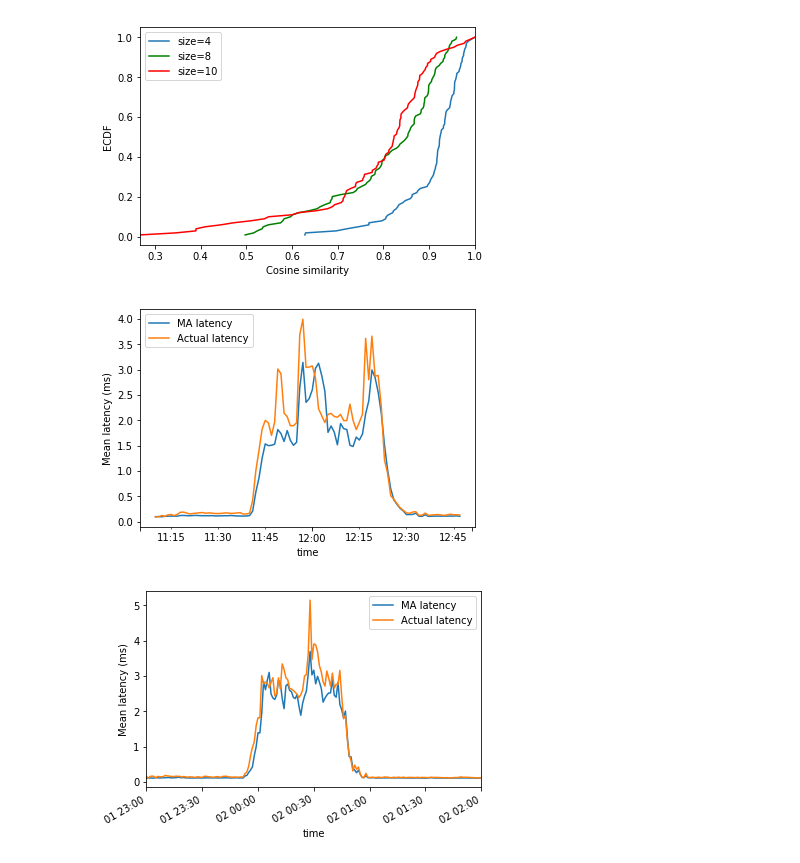
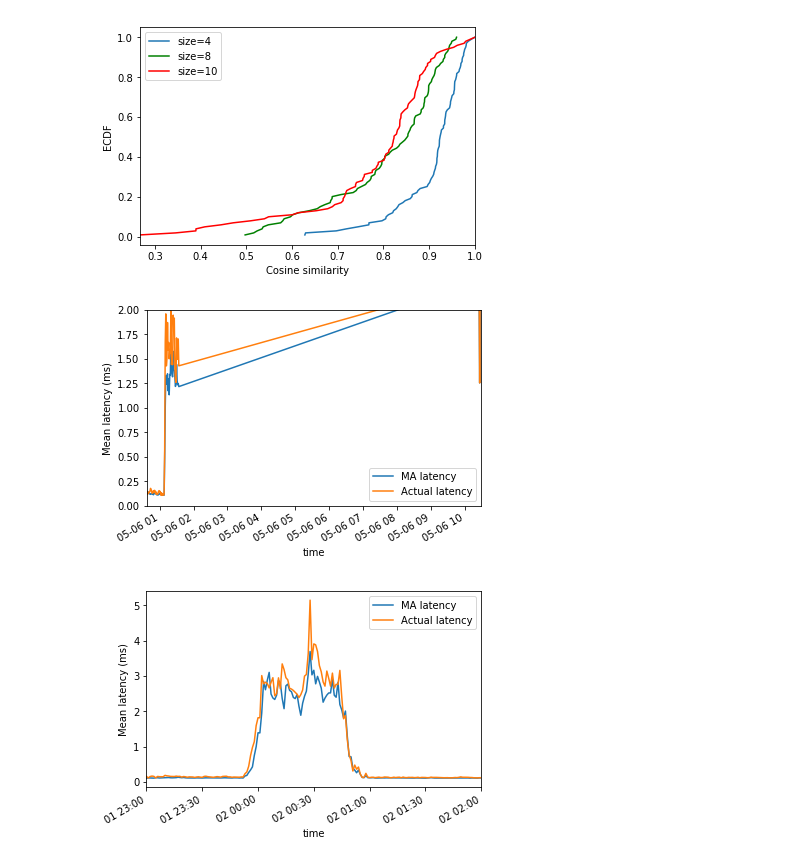
Before and after one commit to khulan8824/mn, a Jupyter notebook: log.ipynb, the cells around one changed output. Drawn from its saved outputs; the diff is of its cells as text; code cells hidden in the pictures.

```diff
--- a/log.ipynb
+++ b/log.ipynb
@@ -172,14 +172,15 @@ plt.show()
 # %% [output]
 [figure]
 # %%
-data = read_gw_table("cpu_bw/gw_change/gw_table")
+data = read_gw_table("cpu_bw/gw_change/gw_change2")
 data =data.query('gateway == "10.0.0.93"')
 data.groupby(data.index).mean().plot()
 plt.ylabel('Mean latency (ms)')
 plt.legend(['MA latency', 'Actual latency'])
+plt.ylim(0,2)
 plt.show()
 # %% [output]
-[figure, old version]
+[figure, new version]
 # %%
 data = read_gw_table("cpu_bw/gw_change/gw_change1")
 data =data.query('gateway == "10.0.0.93"')
```
Also changed, not shown: parts of 2 cells of this notebook, 2 other files.
